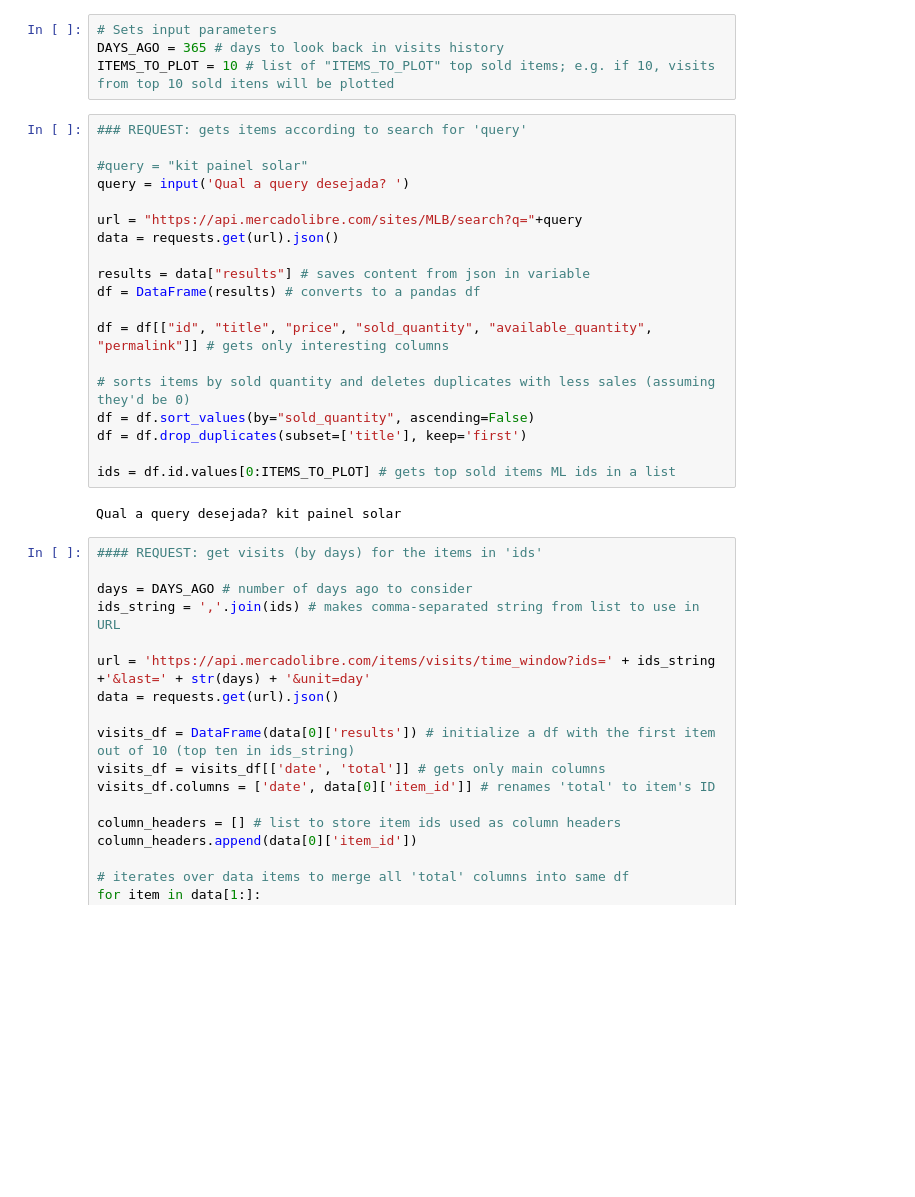
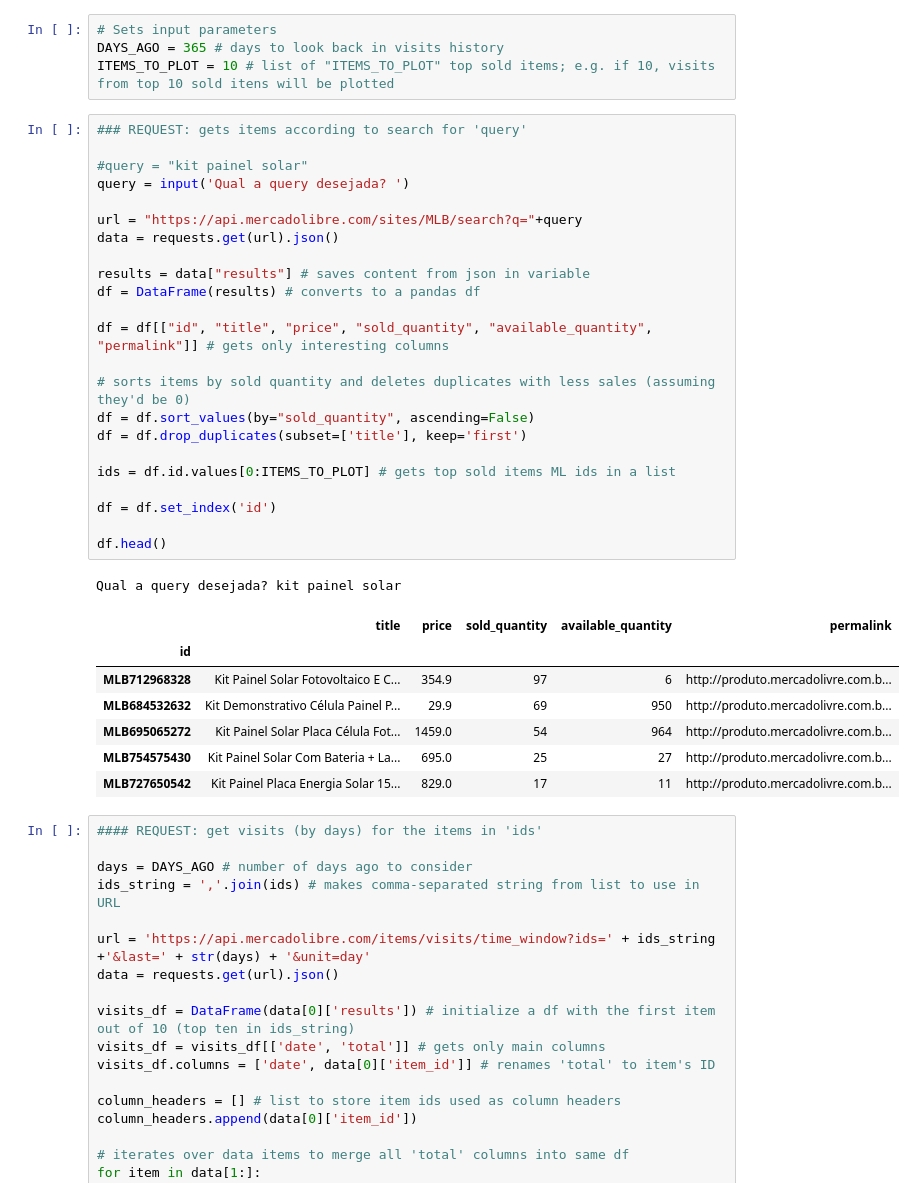
Before and after one commit to lpillmann/certi-mercadolivre, a Jupyter notebook: visits_from_query.ipynb, the cells around one changed output. Cells and saved outputs as stored; diff of their text form; blank space fills up the shorter version.

```diff
--- a/visits_from_query.ipynb
+++ b/visits_from_query.ipynb
@@ -20,24 +20,35 @@ ITEMS_TO_PLOT = 10 # list of "ITEMS_TO_PLOT" top sold items; e.g. if 10, visits
 # %%
 ### REQUEST: gets items according to search for 'query'
 
 #query = "kit painel solar"
 query = input('Qual a query desejada? ')
 
 url = "https://api.mercadolibre.com/sites/MLB/search?q="+query
 data = requests.get(url).json()
 
 results = data["results"] # saves content from json in variable
 df = DataFrame(results) # converts to a pandas df
 
 df = df[["id", "title", "price", "sold_quantity", "available_quantity", "permalink"]] # gets only interesting columns
 
 # sorts items by sold quantity and deletes duplicates with less sales (assuming they'd be 0)
 df = df.sort_values(by="sold_quantity", ascending=False)
 df = df.drop_duplicates(subset=['title'], keep='first')
 
 ids = df.id.values[0:ITEMS_TO_PLOT] # gets top sold items ML ids in a list
+
+df = df.set_index('id')
+
+df.head()
 # %% [output]
 Qual a query desejada? kit painel solar
+|  | title | price | sold_quantity | available_quantity | permalink |
+| id |  |  |  |  |  |
+| MLB712968328 | Kit Painel Solar Fotovoltaico E C... | 354.9 | 97 | 6 | http://produto.mercadolivre.com.b... |
+| MLB684532632 | Kit Demonstrativo Célula Painel P... | 29.9 | 69 | 950 | http://produto.mercadolivre.com.b... |
+| MLB695065272 | Kit Painel Solar Placa Célula Fot... | 1459.0 | 54 | 964 | http://produto.mercadolivre.com.b... |
+| MLB754575430 | Kit Painel Solar Com Bateria + La... | 695.0 | 25 | 27 | http://produto.mercadolivre.com.b... |
+| MLB727650542 | Kit Painel Placa Energia Solar 15... | 829.0 | 17 | 11 | http://produto.mercadolivre.com.b... |
 # %%
 #### REQUEST: get visits (by days) for the items in 'ids'
 
```
Also changed, not shown: parts of 4 cells of this notebook.
